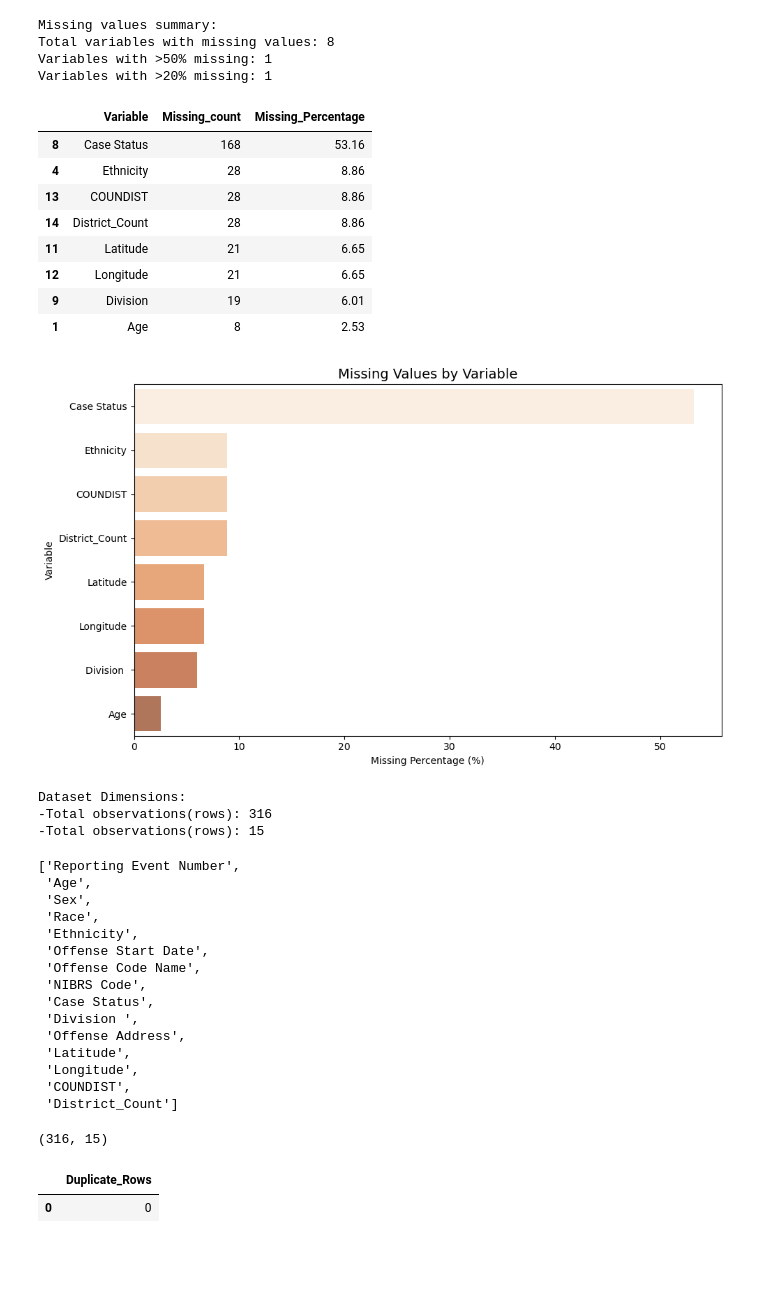
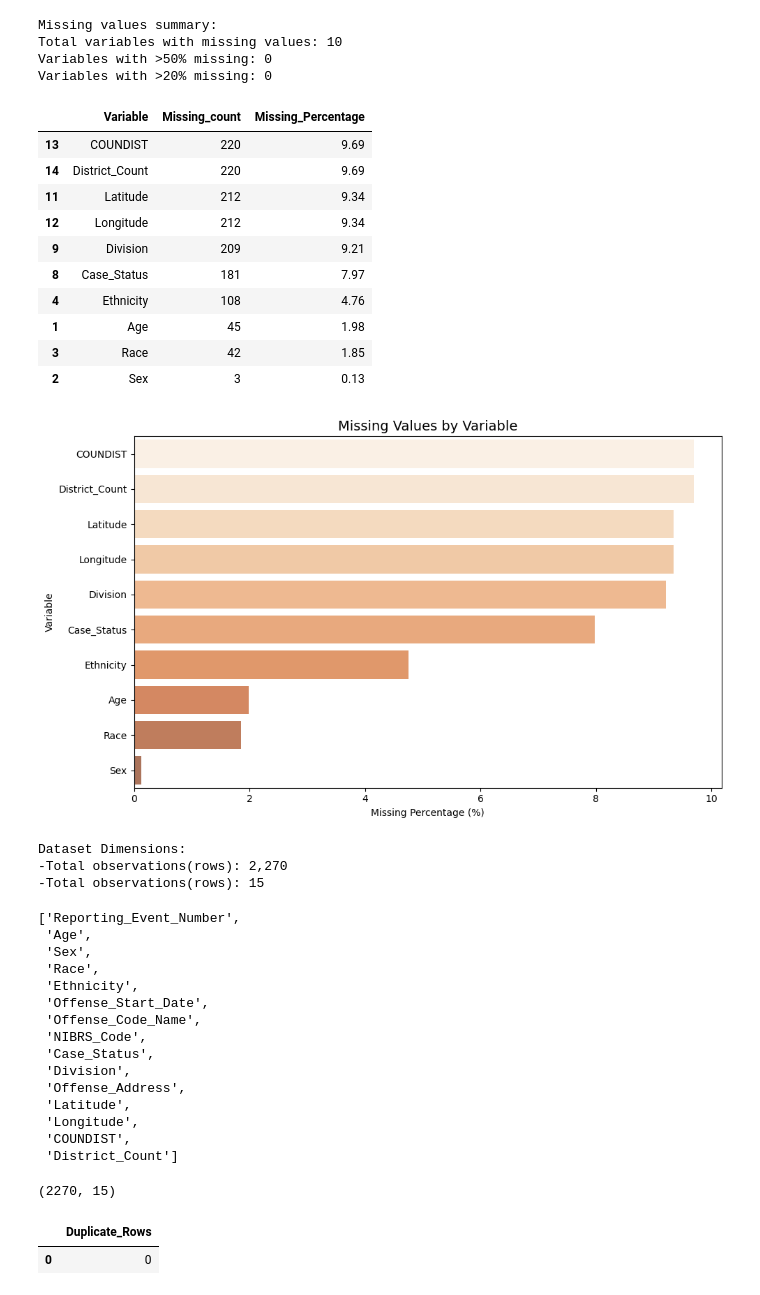
Before and after one commit to ajgraham-louky/streetlight-sexual-assault, a Jupyter notebook: sexual_assaults_analysis.ipynb, the cells around one changed output. Cells and saved outputs as stored; diff of their text form; code cells hidden in the pictures; blank space fills up the shorter version.

Commit message:
removed 2023 filter

```diff
--- a/sexual_assaults_analysis.ipynb
+++ b/sexual_assaults_analysis.ipynb
@@ -53,6 +51,6 @@ theme_set(
 # %%
 #Paths
-RAW_CSV="assault incidents data.csv"
+RAW_CSV="streetlightcouncil.csv"
 OUT_DIR=Path("processed_data")
 OUT_DIR.mkdir(parents=True,exist_ok=True)
 ARTIFACT_DIR=Path("artifacts")
@@ -80,9 +78,8 @@ assaults
 2270 rows × 15 columns
 # %%
-#filter only rows where the year =2023
 # Convert to datetime using the correct column name
-assaults['Offense Start Date'] = pd.to_datetime(assaults['Offense Start Date'], errors='coerce')
+assaults['Offense_Start_Date'] = pd.to_datetime(assaults['Offense_Start_Date'], errors='coerce')
 
 # Filter rows where the year is 2023
-assaults_2023 = assaults[assaults['Offense Start Date'].dt.year == 2023]
+#assaults = assaults[assaults['Offense Start Date'].dt.year == 2023]
 # %%
@@ -104,8 +101,8 @@ assaults_2023
 # %%
 # Missing values summary
 # Step 1: Calculate missing data
-missing_data = assaults_2023.isnull().sum()
-missing_pct = (missing_data / len(assaults_2023)) * 100
+missing_data = assaults.isnull().sum()
+missing_pct = (missing_data / len(assaults)) * 100
 
 # Step 2: Create summary DataFrame
 missing_summary = (
@@ -120,81 +117,83 @@ missing_summary = (
 
 # Step 3: Print summary stats
 print("\nMissing values summary:")
 print(f"Total variables with missing values: {len(missing_summary)}")
 print(f"Variables with >50% missing: {sum(missing_summary['Missing_Percentage'] > 50)}")
 print(f"Variables with >20% missing: {sum(missing_summary['Missing_Percentage'] > 20)}")
 
 # Step 4: Display top 10
 if len(missing_summary) > 0:
     display(missing_summary.head(10).round(2))
 
     # Step 5: Plot top 15 missing variables
     top_missing = missing_summary.head(15)
 
 plt.figure(figsize=(10, 6))
 sns.barplot(
     data=top_missing,
     x='Missing_Percentage',
     y='Variable',
     palette='Oranges',  # Changed from 'Reds_r' to 'Oranges'
     alpha=0.7
 )
 plt.title('Missing Values by Variable', fontsize=14)
 plt.xlabel('Missing Percentage (%)')
 plt.ylabel('Variable')
 plt.tight_layout()
 plt.show()
 # %% [output]
 Missing values summary:
-Total variables with missing values: 8
-Variables with >50% missing: 1
-Variables with >20% missing: 1
+Total variables with missing values: 10
+Variables with >50% missing: 0
+Variables with >20% missing: 0
 |  | Variable | Missing_count | Missing_Percentage |
-| 8 | Case Status | 168 | 53.16 |
-| 4 | Ethnicity | 28 | 8.86 |
-| 13 | COUNDIST | 28 | 8.86 |
-| 14 | District_Count | 28 | 8.86 |
-| 11 | Latitude | 21 | 6.65 |
-| 12 | Longitude | 21 | 6.65 |
-| 9 | Division | 19 | 6.01 |
-| 1 | Age | 8 | 2.53 |
+| 13 | COUNDIST | 220 | 9.69 |
+| 14 | District_Count | 220 | 9.69 |
+| 11 | Latitude | 212 | 9.34 |
+| 12 | Longitude | 212 | 9.34 |
+| 9 | Division | 209 | 9.21 |
+| 8 | Case_Status | 181 | 7.97 |
+| 4 | Ethnicity | 108 | 4.76 |
+| 1 | Age | 45 | 1.98 |
+| 3 | Race | 42 | 1.85 |
+| 2 | Sex | 3 | 0.13 |
-[figure, old version]
+[figure, new version]
 # %%
 #Calculate basic dataset dimensions
-n_rows, n_cols= assaults_2023.shape
+n_rows, n_cols= assaults.shape
 # Displays the data set size and information
 print("Dataset Dimensions:")
 print(f"-Total observations(rows): {n_rows:,}")
 print(f"-Total observations(rows): {n_cols:,}")
 # %% [output]
 Dataset Dimensions:
--Total observations(rows): 316
+-Total observations(rows): 2,270
 -Total observations(rows): 15
 # %%
 #Classify variables by type
-all_cols=assaults_2023.columns.tolist()
+all_cols=assaults.columns.tolist()
 
 # Get numeric and categorical variable
 all_cols
 # %% [output]
-['Reporting Event Number',
+['Reporting_Event_Number',
  'Age',
  'Sex',
  'Race',
  'Ethnicity',
- 'Offense Start Date',
- 'Offense Code Name',
- 'NIBRS Code',
- 'Case Status',
- 'Division ',
- 'Offense Address',
+ 'Offense_Start_Date',
+ 'Offense_Code_Name',
+ 'NIBRS_Code',
+ 'Case_Status',
+ 'Division',
+ 'Offense_Address',
  'Latitude',
  'Longitude',
  'COUNDIST',
  'District_Count']
 # %%
-assaults_2023.shape
+assaults.shape
 # %% [output]
-(316, 15)
+(2270, 15)
 # %%
 #Duplicates
```
Also changed, not shown: parts of 11 cells of this notebook, 2 other files.
